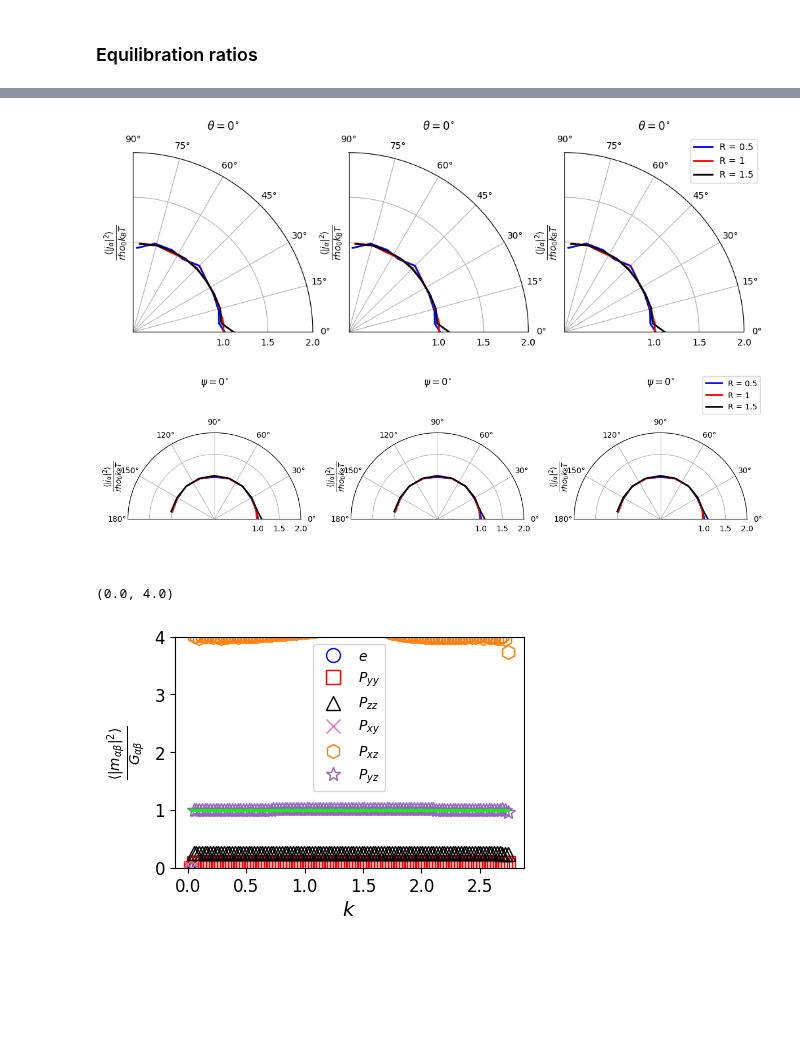
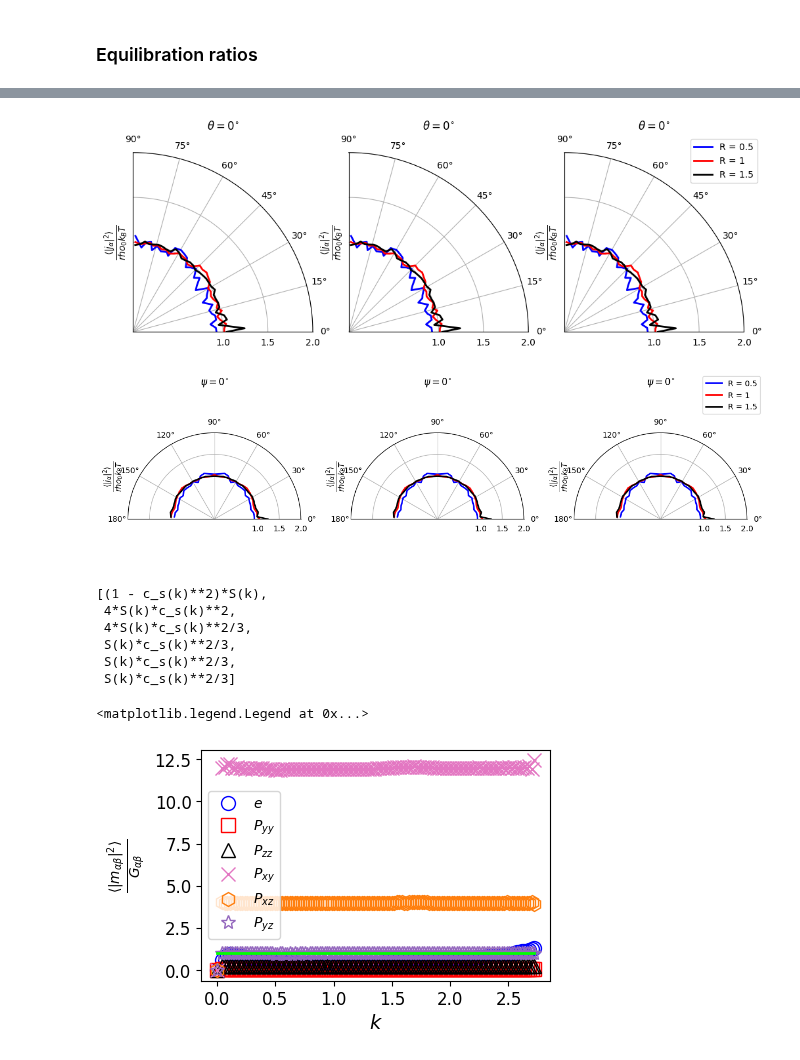
Before and after one commit to uschille/LBMeX, a Jupyter notebook: src_lbm/gross_validation/gross_validation.ipynb, the cells around one changed output, grey strips where cells are left out. Cells and saved outputs as stored; diff of their text form; code cells hidden in the pictures; blank space fills up the shorter version.

```diff
--- a/src_lbm/gross_validation/gross_validation.ipynb
+++ b/src_lbm/gross_validation/gross_validation.ipynb
@@ -944,0 +929,30 @@ def make_bins(to_bin1, binsize, to_bin2 = None):
+# %%
+def cart2sph(x,y,z):
+    azimuth = np.arctan2(y,x)
+    elevation = np.arctan2(z,np.sqrt(x**2 + y**2))
+    r = np.sqrt(x**2 + y**2 + z**2)
+    return r, azimuth, elevation
+
+def sph2cart(azimuth,elevation,r):
+    x = r * np.cos(elevation) * np.cos(azimuth)
+    y = r * np.cos(elevation) * np.sin(azimuth)
+    z = r * np.sin(elevation)
+    return x, y, z
+
+def radial_equilibration(data, radius = 1, scale_factor = 1, func = None):
+    L = min(data.shape)
+    freqs = fft.fftshift(fft.fftfreq(L))
+    kx, ky, kz = np.meshgrid(*tuple([np.pi*freqs for L in [L, L, L]]), indexing='ij')
+
+    r, t, p = cart2sph(kx, ky, kz)
+
+    if func is not None:
+        data = func(data, cs2k(kx, ky, kz))
+    data /= scale_factor
+
+    idxs = np.isclose(r, radius, atol = np.pi/L)
+    t = t[idxs]
+    p = p[idxs]
+    out = data[idxs]
+
+    return t, p, out
@@ -957,7 +993,7 @@ rho_scale = lambda a, c: a*c
 
 for d in data:
         x, y = spherically_averaged_shells(d, func = rho_scale)
-
+        x, y = make_bins(x, 16, to_bin2 = y)
         ax.plot(x, y,
                 marker = markers[0], color = colors[0],
                 markerfacecolor = "None", markersize = 10,
@@ -986,7 +1022,7 @@ radii = [0.5, 1, 1.5]
 
 t_angle = 0
 p_angle = 0
-binsize = 10
+binsize = (L//4)
 
 for d in data:
     ax1 = tax
@@ -1069,7 +1109,7 @@ radii = [0.5, 1, 1.5]
 
 t_angle = 0
 p_angle = 0
-binsize = 10
+binsize = (L//4)
 
 for j, d in enumerate(data):
     ax1 = tax[j]
@@ -1104,8 +1144,17 @@ ax2.legend(loc = 'upper right', bbox_to_anchor=(1.1, 1.1), fancybox=True)
 
 fig.tight_layout()
 # %% [output]
-[figure, old version]
+[figure, new version]
-[figure, old version]
+[figure, new version]
+# %%
+G.diagonal()[4:10]
+# %% [output]
+[(1 - c_s(k)**2)*S(k),
+ 4*S(k)*c_s(k)**2,
+ 4*S(k)*c_s(k)**2/3,
+ S(k)*c_s(k)**2/3,
+ S(k)*c_s(k)**2/3,
+ S(k)*c_s(k)**2/3]
 # %%
 data = [np.array(ad[('boxlib', 'struct_fact_pxx_pxx')]).reshape(L, L, L),
         np.array(ad[('boxlib', 'struct_fact_pyy_pyy')]).reshape(L, L, L),
@@ -1122,34 +1171,34 @@ colors = ['b', "r", "k", "tab:pink", "tab:orange", "tab:purple"]
 markers = ["o", "s", '^', "x", "h", "*"]
 labels = [r"$e$", r"$P_{yy}$", r"$P_{zz}$", r"$P_{xy}$", r"$P_{xz}$",r"$P_{yz}$"]
 
-scaling_functions = [lambda a, c: a*(1 - c), None, None, None, None, None]
+scaling_functions = [lambda a, c: a*c/(1 - c), None, None, None, None, None]
 scaling_factors = [1, 4, 4/3, 1/3, 1/3, 1/3]
 
 # scaling_functions = np.roll(scaling_functions, shift = 2)
 # scaling_factors = np.roll(scaling_factors, shift = 2)
 
 # scaling_functions = [None, None, None, lambda a, c: a*(1 - c), None, None]
 # scaling_factors = [1/3, 1/3, 4/3, 1, 4, 1/3]
 
 for i, d in enumerate(data):
         x, y = spherically_averaged_shells(d, scale_factor = scaling_factors[i], func=scaling_functions[i])
 
         ax.plot(x, y,
                 marker = markers[i], color = colors[i],
                 markerfacecolor = "None", markersize = 10,
                 linestyle = "None", label = labels[i])
 
 ax.plot(x, [1]*x.size, 'lime', lw = 2)
 
 ax.set_xlabel(r"$k$", fontsize = 14)
 # ax.set_ylabel(r"$\frac{ \langle | \rho(k) | ^2 \rangle }{S(k)}$", fontsize = 14)
 ax.set_ylabel(r"$\frac{ \langle | m_{\alpha \beta} | ^2 \rangle }{G_{\alpha \beta}}$", fontsize = 14)
 
 ax.tick_params(axis='both', which='major', labelsize=12)
 ax.tick_params(axis='both', which='minor', labelsize=10)
 ax.legend()
 
-ax.set_ylim([0, 4])
+# ax.set_ylim([0, 5])
 # %% [output]
-(0.0, 4.0)
+<matplotlib.legend.Legend at 0x...>
-[figure, old version]
+[figure, new version]
```
Also changed, not shown: parts of 25 cells of this notebook, 2 other files.
